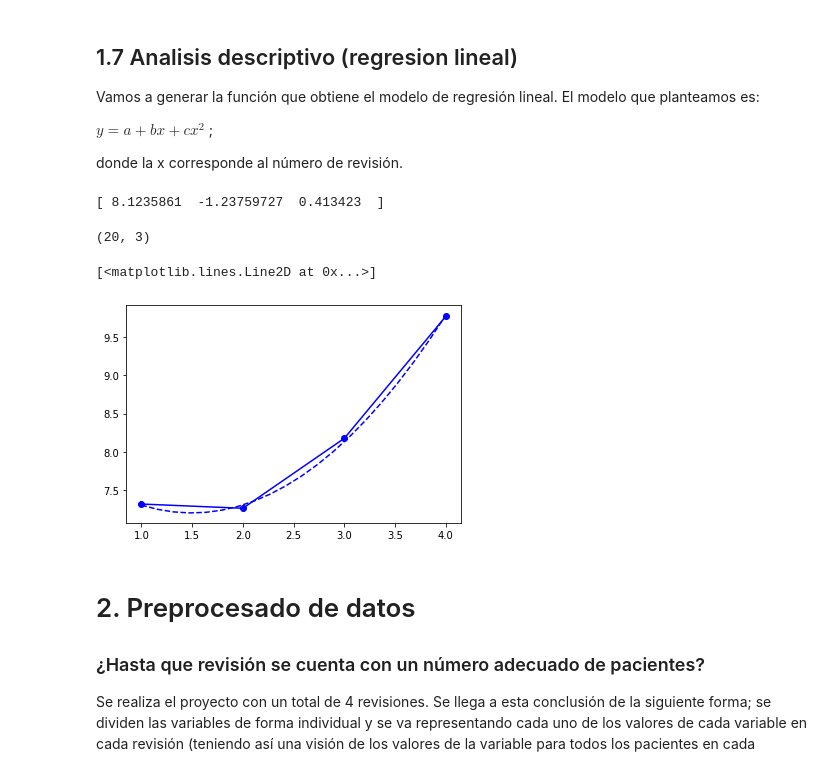
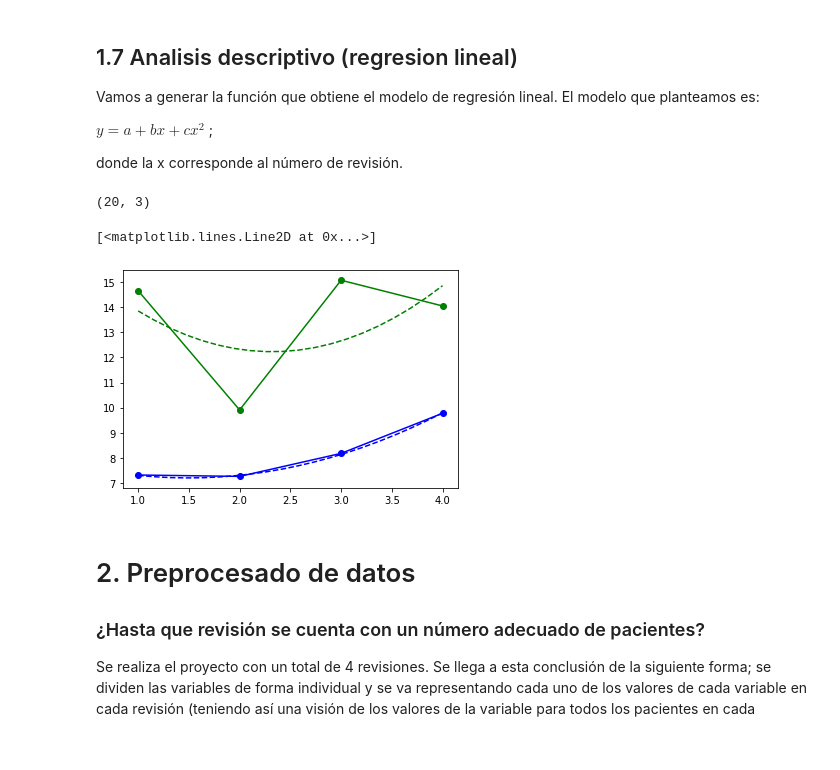
Before and after one commit to jorgealarconlucas/TFG, a Jupyter notebook: TFG.ipynb, the cells around one changed output. Cells and saved outputs as stored; diff of their text form; code cells hidden in the pictures.

```diff
--- a/TFG.ipynb
+++ b/TFG.ipynb
@@ -657,44 +657,40 @@ def lin_reg_model(revi,x_val):
 #Calculo de medias según el dataframe y la variable
 
 def mean (dataframe,variable):
-  rev = []
+  mean_array = []
   for i in dataframe['Revision'].unique(): ## JA, quiero que i coja los valores únicos. Es decir si aparece 1 que coja todos los 1 a la vez.
     df_mask=dataframe['Revision']==i
     filtered_df = dataframe[df_mask]
 
     mean_df = filtered_df[variable].mean()
-    plot = rev.append(mean_df)
+    plot = mean_array.append(mean_df)
 
-  return(rev) #Tengo que poner return en lugar de print, pues si pongo print cuando ejecuto la funcion me sale None junto a los valores. Y si me
+  return(mean_array) #Tengo que poner return en lugar de print, pues si pongo print cuando ejecuto la funcion me sale None junto a los valores. Y si me
               #None, no puedo meter la función en lin_reg_model.
 # %%
 revi= np.array([1,2,3,4])
+
 coef_sanos = lin_reg_model(revi,mean(sanos_df,'LEU'))
-#coef__sanos = lin_reg_model(rev,x_val_sanos)
-
-print(coef_sanos)
-#print(coef_sanos)
+coef_no_sanos = lin_reg_model(revi,mean(no_sanos_df,'LEU'))
-# %% [output]
-[ 8.1235861  -1.23759727  0.413423  ]
 # %%
 #vamos a comprobar el ajuste
 
 xx = np.linspace(1,4,20)
 
 XX = np.vstack((np.ones(xx.shape),xx,xx**2)).T
 
 print(XX.shape)
-#y_reg_sanos = XX.dot(coef_sanos)
 y_reg_sanos = XX.dot(coef_sanos)
+y_reg_no_sanos = XX.dot(coef_no_sanos)
 
 plt.plot(revi,mean(sanos_df,'LEU'),'bo-',label = 'real values')
 plt.plot(xx,y_reg_sanos,'b--',label = 'regression model')
-#plt.plot(rev,x_val_no_sanos,'go-',label = 'real values')
-#plt.plot(xx,y_reg_no_sanos,'g--',label = 'regression model')
+plt.plot(revi,mean(no_sanos_df,'LEU'),'go-',label = 'real values')
+plt.plot(xx,y_reg_no_sanos,'g--',label = 'regression model')
 # %% [output]
 (20, 3)
 [<matplotlib.lines.Line2D at 0x...>]
-[figure, old version]
+[figure, new version]
 # %% [markdown]
 # 2. Preprocesado de datos
 
```
Also changed, not shown: parts of 5 cells of this notebook.
